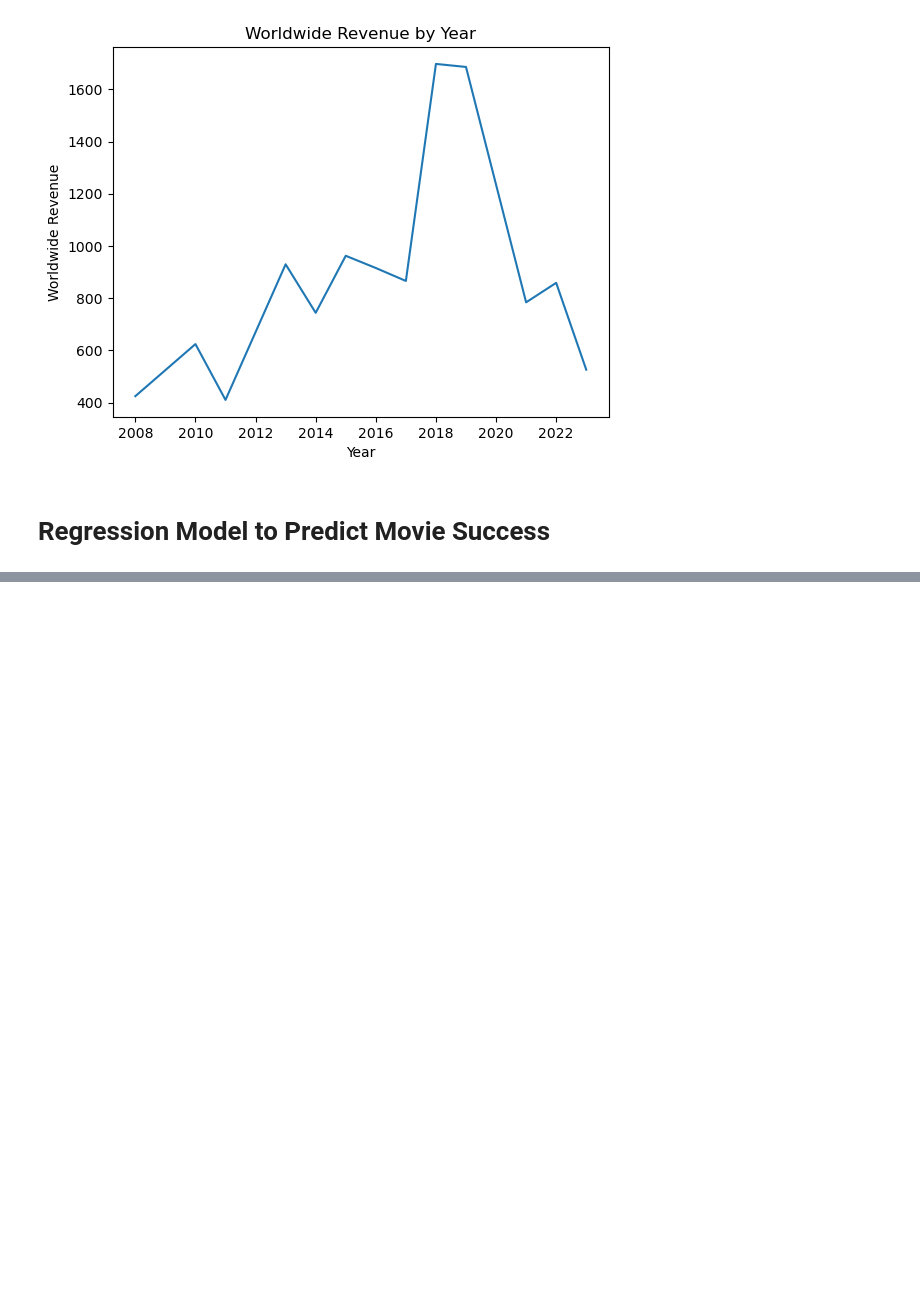
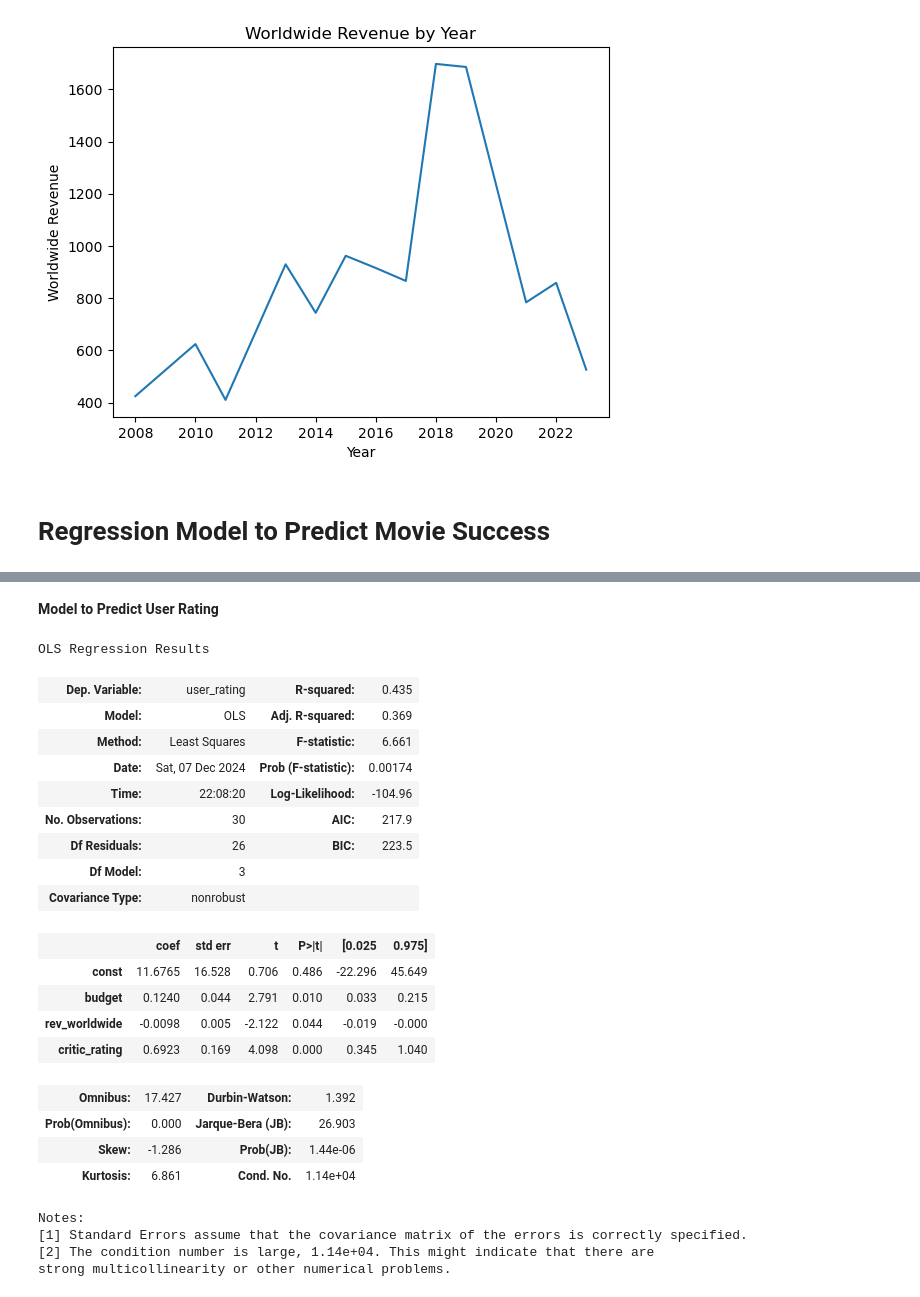
Before and after one commit to zdalley/stat386_movie_project, a Jupyter notebook: movie_analysis.ipynb, the cells around one changed output, grey strips where cells are left out. Drawn from its saved outputs; the diff is of its cells as text; code cells hidden in the pictures; blank space fills up the shorter version.

```diff
--- a/movie_analysis.ipynb
+++ b/movie_analysis.ipynb
@@ -294,0 +336,37 @@ Text(0, 0.5, 'Worldwide Revenue')
+# %% [markdown]
+**Model to Predict User Rating**
+# %%
+# Set main effects and add the constant term
+X = movie_final[['budget', 'rev_worldwide', 'critic_rating']]
+X = sm.add_constant(X)  # Add a constant term
+y = movie_final['user_rating']
+
+# Fit model for revenue
+movie_rating_lm = sm.OLS(y, X).fit()
+
+# Print out summary of model
+movie_rating_lm.summary()
+# %% [output]
+OLS Regression Results
+| Dep. Variable: | user_rating | R-squared: | 0.435 |
+| Model: | OLS | Adj. R-squared: | 0.369 |
+| Method: | Least Squares | F-statistic: | 6.661 |
+| Date: | Sat, 07 Dec 2024 | Prob (F-statistic): | 0.00174 |
+| Time: | 22:08:20 | Log-Likelihood: | -104.96 |
+| No. Observations: | 30 | AIC: | 217.9 |
+| Df Residuals: | 26 | BIC: | 223.5 |
+| Df Model: | 3 |  |  |
+| Covariance Type: | nonrobust |  |  |
+|  | coef | std err | t | P>|t| | [0.025 | 0.975] |
+| const | 11.6765 | 16.528 | 0.706 | 0.486 | -22.296 | 45.649 |
+| budget | 0.1240 | 0.044 | 2.791 | 0.010 | 0.033 | 0.215 |
+| rev_worldwide | -0.0098 | 0.005 | -2.122 | 0.044 | -0.019 | -0.000 |
+| critic_rating | 0.6923 | 0.169 | 4.098 | 0.000 | 0.345 | 1.040 |
+| Omnibus: | 17.427 | Durbin-Watson: | 1.392 |
+| Prob(Omnibus): | 0.000 | Jarque-Bera (JB): | 26.903 |
+| Skew: | -1.286 | Prob(JB): | 1.44e-06 |
+| Kurtosis: | 6.861 | Cond. No. | 1.14e+04 |
+Notes:
+[1] Standard Errors assume that the covariance matrix of the errors is correctly specified.
+[2] The condition number is large, 1.14e+04. This might indicate that there are
+strong multicollinearity or other numerical problems.
```
Also changed, not shown: parts of 4 cells of this notebook.
